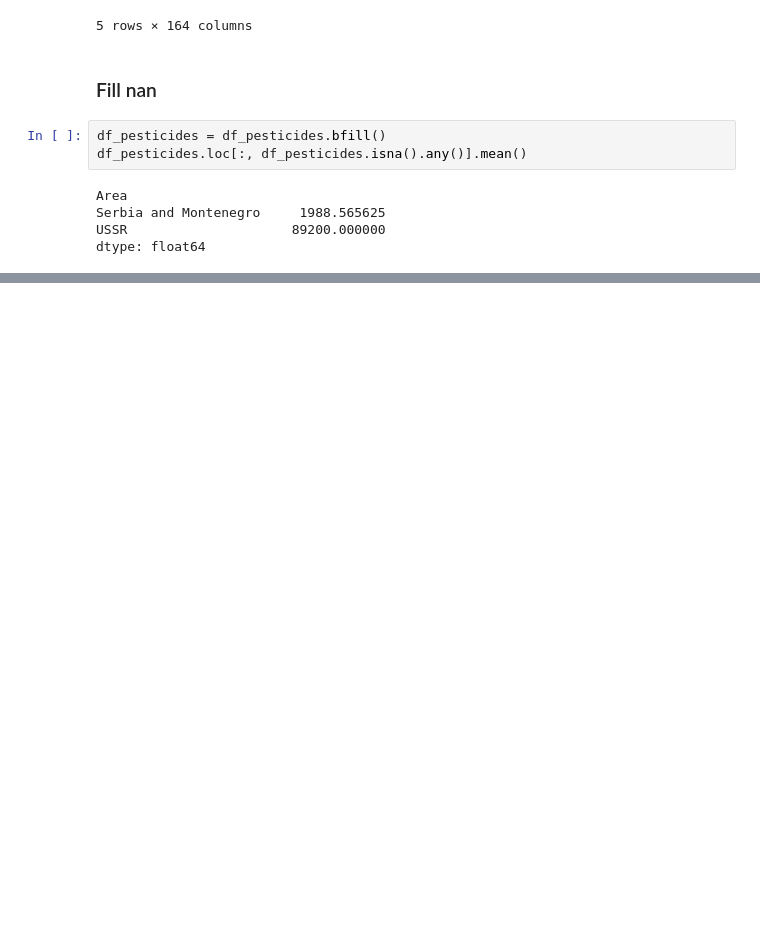
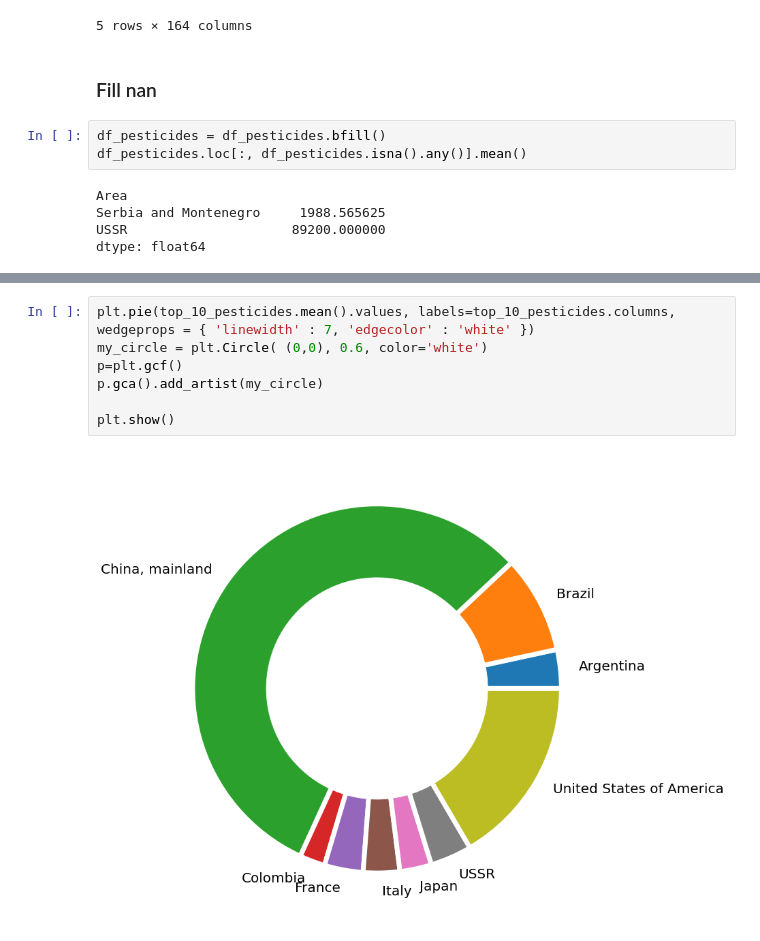
Before and after one commit to wrzdylan/crop_yield_prediction, a Jupyter notebook: data_analysis.ipynb, the cells around one changed output, grey strips where cells are left out. Drawn from its saved outputs; the diff is of its cells as text; blank space fills up the shorter version.

```diff
--- a/data_analysis.ipynb
+++ b/data_analysis.ipynb
@@ -144,0 +159,9 @@ dtype: float64
+# %%
+plt.pie(top_10_pesticides.mean().values, labels=top_10_pesticides.columns, wedgeprops = { 'linewidth' : 7, 'edgecolor' : 'white' })
+my_circle = plt.Circle( (0,0), 0.6, color='white')
+p=plt.gcf()
+p.gca().add_artist(my_circle)
+
+plt.show()
+# %% [output]
+[figure, added]
```
Also changed, not shown: parts of 10 cells of this notebook.
